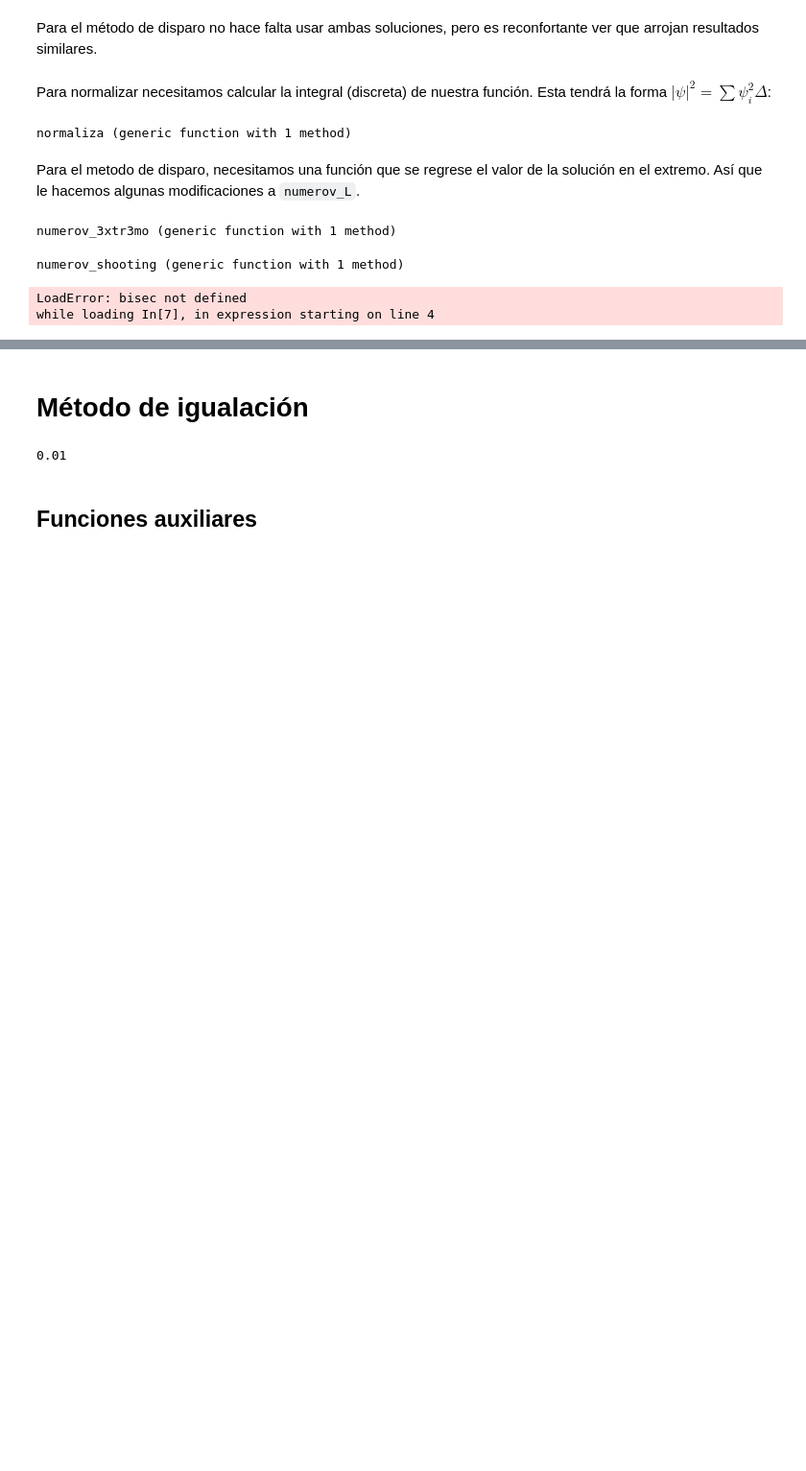
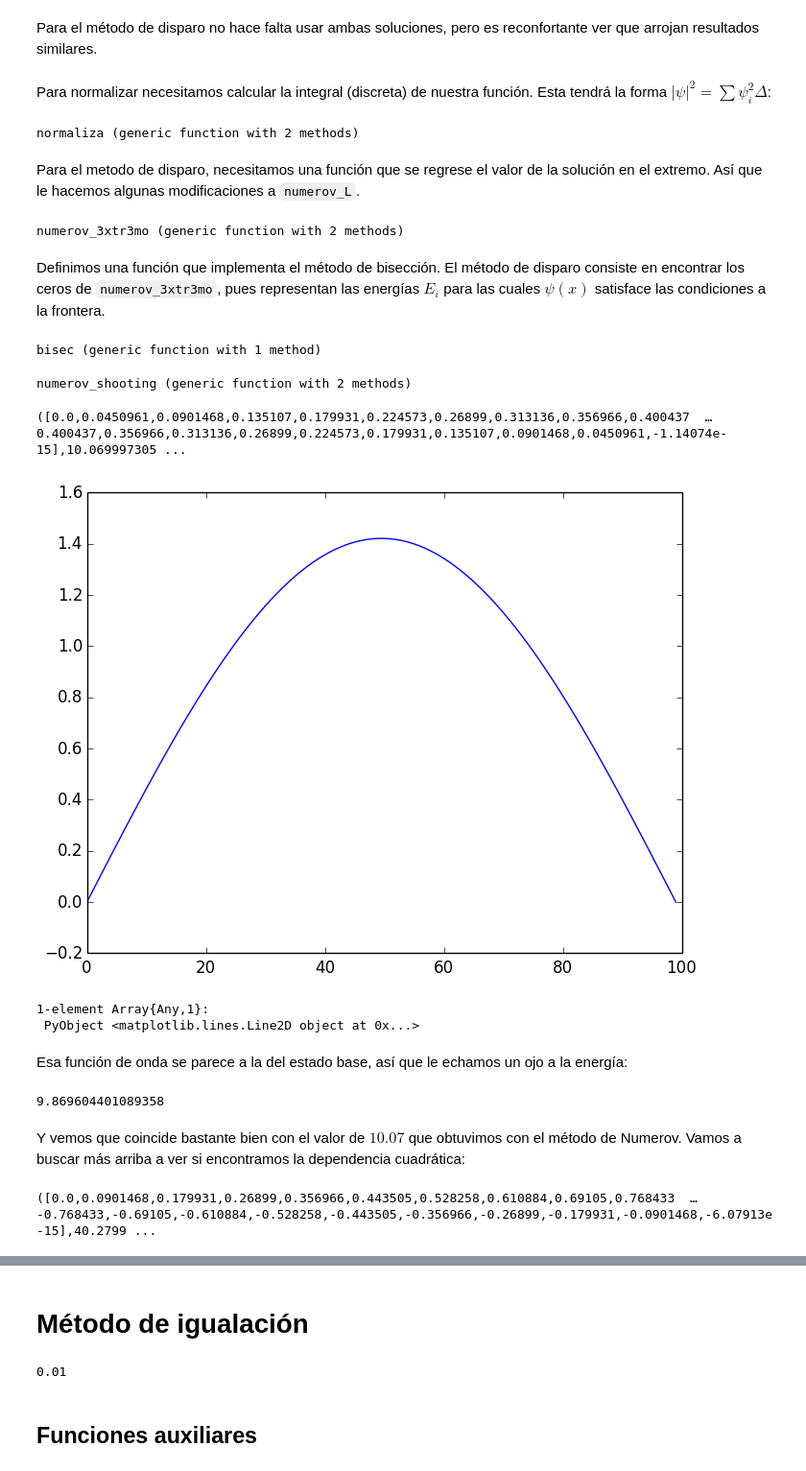
Before and after one commit to davidamaro/finalcompu, a Jupyter notebook: trabajo.ipynb, the cells around one changed output, grey strips where cells are left out. Shown at 96% size. Saved outputs shown, nothing was run; the diff lists cells and outputs as text; code cells hidden in the pictures; blank space fills up the shorter version.

```diff
--- a/trabajo.ipynb
+++ b/trabajo.ipynb
@@ -156,46 +140,85 @@ Para el método de disparo no hace falta usar ambas soluciones, pero es reconfor
 # %% [markdown]
 Para normalizar necesitamos calcular la integral (discreta) de nuestra función. Esta tendrá la forma $|\psi|^2=\sum\psi_i^2\Delta$:
 # %%
-function normaliza(phi, N, dx)
+function normaliza(phi, N, x_i, x_f)
     norma=0
+    dx = (x_f-x_i)/N
     for i in 1:N
         norma += (phi[i])^2 * (dx)#Se va acumulando el valor de la integral
     end
-    return phi ./ norma #Se regresa el arreglo de ψ con cada entrada dividida entre la norma.
+    return phi ./ (norma)^(1/2) #Se regresa el arreglo de ψ con cada entrada dividida entre la norma.
 end
 # %% [output]
-normaliza (generic function with 1 method)
+normaliza (generic function with 2 methods)
 # %% [markdown]
 Para el metodo de disparo, necesitamos una función que se regrese el valor de la solución en el extremo. Así que le hacemos algunas modificaciones a `numerov_L`.
 # %%
-function numerov_3xtr3mo(N, E, f, dx)
-    g(x) = f(x) - E
-    Delta = dx
-    phi = zeros(N)
+function numerov_3xtr3mo(N, E, f, x_i, x_f)
+    g(x) = (f(x) - E)
+    Delta = (x_f-x_i)/N
+    phi = zeros(Float64, N)
+    #definimos los primeros dos elementos
     phi[1] = 0
-    phi[2] = 0.1(1 - Delta^2 * g(0)/12)
+    phi[2] = 0.001(1 - Delta^2 * g(x_i+Delta)/12)
+    #hacemos el paso iterativo
     for i in 3:N
-        phi[i] = 2*phi[i - 1] - phi[i - 2] + Delta^2 * g((i - 1) * Delta) * phi[i - 1] / (1 - Delta^2 * g((i - 1) * Delta)/12)
+        phi[i] = 2*phi[i - 1] - phi[i - 2] + Delta^2 * g((i - 1) * Delta + x_i) * phi[i - 1] / (1 - Delta^2 * g((i - 1) * Delta+ x_i)/12)
     end
     #hasta ahora,  hizo lo mismo, pero aquí sólo regresa el último valor del arreglo
     i=N
     return phi[i]/((1 - Delta^2 * g((i - 1) * Delta)/12))
 end
 # %% [output]
-numerov_3xtr3mo (generic function with 1 method)
+numerov_3xtr3mo (generic function with 2 methods)
+# %% [markdown]
+Definimos una función que implementa el método de bisección. El método de disparo consiste en encontrar los ceros de `numerov_3xtr3mo`, pues representan las energías $E_i$ para las cuales $\psi(x)$ satisface las condiciones a la frontera.
+# %%
+function bisec(a,b,paso,f)
+    if paso == 100
+        (a + b)/2
+    elseif sign(f(a)) != sign(f((a+b)/2))
+        bisec(a,(a + b)/2,paso + 1,f)
+    elseif sign(f(b)) != sign(f((a + b)/2))
+        bisec((a + b)/2,b,paso + 1,f)
+    else
+        println("La función no cambia de signo en $a, $b.")
+        println("Intenta con otro intervalo.")
+    end
+end
+# %% [output]
+bisec (generic function with 1 method)
 # %%
 #Juntamos todo en una rutina eficiente y guapa
-function numerov_shooting(N, a, b, f, dx)
-    E_0 = bisec(a, b, 1, (x->numerov_3xtr3mo(N, x, f, dx)))
-    normaliza((numerov_L(N, E_0, f, dx)), N, dx)
+function numerov_shooting(N, a, b, f, x_i, x_f)
+    E_0 = bisec(a, b, 1, (u->numerov_3xtr3mo(N, u, f, x_i, x_f)))
+    normaliza((numerov_L(N, E_0, f, x_i, x_f)), N, x_i, x_f), E_0
 end
 # %% [output]
-numerov_shooting (generic function with 1 method)
+numerov_shooting (generic function with 2 methods)
 # %%
 N=100
-dx = 1/N
 funcion(x)=0
-ψ = numerov_shooting(N, 0, 15, funcion, dx)
+ψ , E = numerov_shooting(N, 0, 15, funcion, 0,1)
 # %% [output]
-LoadError: bisec not defined
-while loading In[7], in expression starting on line 4
+([0.0,0.0450961,0.0901468,0.135107,0.179931,0.224573,0.26899,0.313136,0.356966,0.400437  …  0.400437,0.356966,0.313136,0.26899,0.224573,0.179931,0.135107,0.0901468,0.0450961,-1.14074e-15],10.069997305 ...
+# %%
+#Graficamos la solución
+plot(ψ)
+# %% [output]
+[figure, added]
+1-element Array{Any,1}:
+ PyObject <matplotlib.lines.Line2D object at 0x...>
+# %% [markdown]
+Esa función de onda se parece a la del estado base, así que le echamos un ojo a la energía:
+# %%
+pi^2
+# %% [output]
+9.869604401089358
+# %% [markdown]
+Y vemos que coincide bastante bien con el valor de $10.07$ que obtuvimos con el método de Numerov. Vamos a buscar más arriba a ver si encontramos la dependencia cuadrática:
+# %%
+N=100
+funcion(x)=0
+ψ , E = numerov_shooting(N, 15, 50, funcion, 0,1)
+# %% [output]
+([0.0,0.0901468,0.179931,0.26899,0.356966,0.443505,0.528258,0.610884,0.69105,0.768433  …  -0.768433,-0.69105,-0.610884,-0.528258,-0.443505,-0.356966,-0.26899,-0.179931,-0.0901468,-6.07913e-15],40.2799 ...
```
Also changed, not shown: parts of 15 cells of this notebook.
